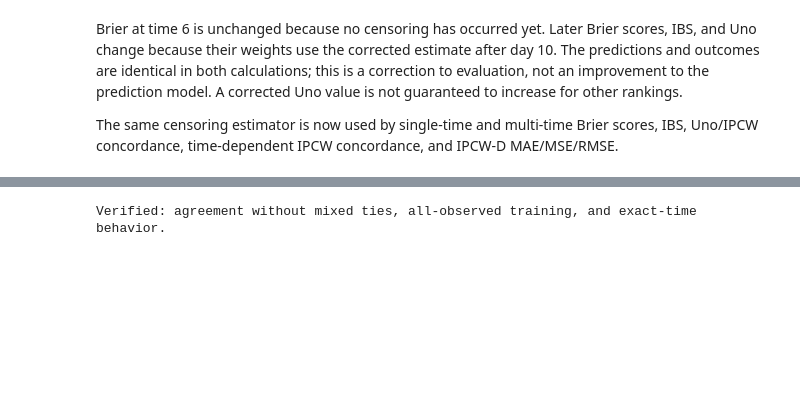
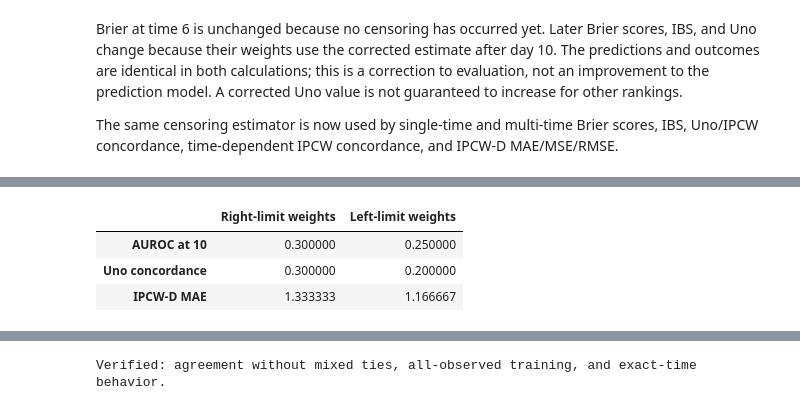
Before and after one commit to shi-ang/SurvivalEVAL, a Jupyter notebook: examples/Reverse_Kaplan_Meier_IPCW.ipynb, the cells around one changed output, grey strips where cells are left out. Saved outputs shown, nothing was run; the diff lists cells and outputs as text; code cells hidden in the pictures; blank space fills up the shorter version.

```diff
--- a/examples/Reverse_Kaplan_Meier_IPCW.ipynb
+++ b/examples/Reverse_Kaplan_Meier_IPCW.ipynb
@@ -284 +382,38 @@ The same censoring estimator is now used by single-time and multi-time Brier sco
+# %%
+right_case_weights = 1 / new_g.predict(np.array([5.0, 10.0]))
+right_auc = np.dot(right_case_weights, [0, 1]) / (2 * right_case_weights.sum())
+left_auc = tie_evaluator.auroc(target_time=10, method="IPCW")
+
+right_pair_weights = right_case_weights**2
+right_concordance = np.dot(right_pair_weights, [0, 1]) / np.dot(
+    right_pair_weights, [3, 2]
+)
+left_concordance = concordance(
+    predicted_times=-(1 - tie_probs),
+    event_times=tie_times,
+    event_indicators=tie_events,
+    train_event_times=train_times,
+    train_event_indicators=train_events,
+    method="Uno",
+)[0]
+
+tie_predicted_times = tie_times - 1
+right_mae = np.mean(1 / new_g.predict(tie_times[tie_events]))
+left_mae = mean_error(
+    tie_predicted_times, tie_times, tie_events, train_times, train_events,
+    method="IPCW-D",
+)
+np.testing.assert_allclose([right_auc, right_concordance, right_mae], [0.3, 0.3, 4 / 3])
+np.testing.assert_allclose([left_auc, left_concordance, left_mae], [0.25, 0.2, 7 / 6])
+
+pd.DataFrame(
+    {"Right-limit weights": [right_auc, right_concordance, right_mae],
+     "Left-limit weights": [left_auc, left_concordance, left_mae]},
+    index=["AUROC at 10", "Uno concordance", "IPCW-D MAE"],
+).round(6)
+# %% [output]
+|  | Right-limit weights | Left-limit weights |
+| AUROC at 10 | 0.300000 | 0.250000 |
+| Uno concordance | 0.300000 | 0.200000 |
+| IPCW-D MAE | 1.333333 | 1.166667 |
 # %% [markdown]
```
Also changed, not shown: parts of 11 cells of this notebook.
